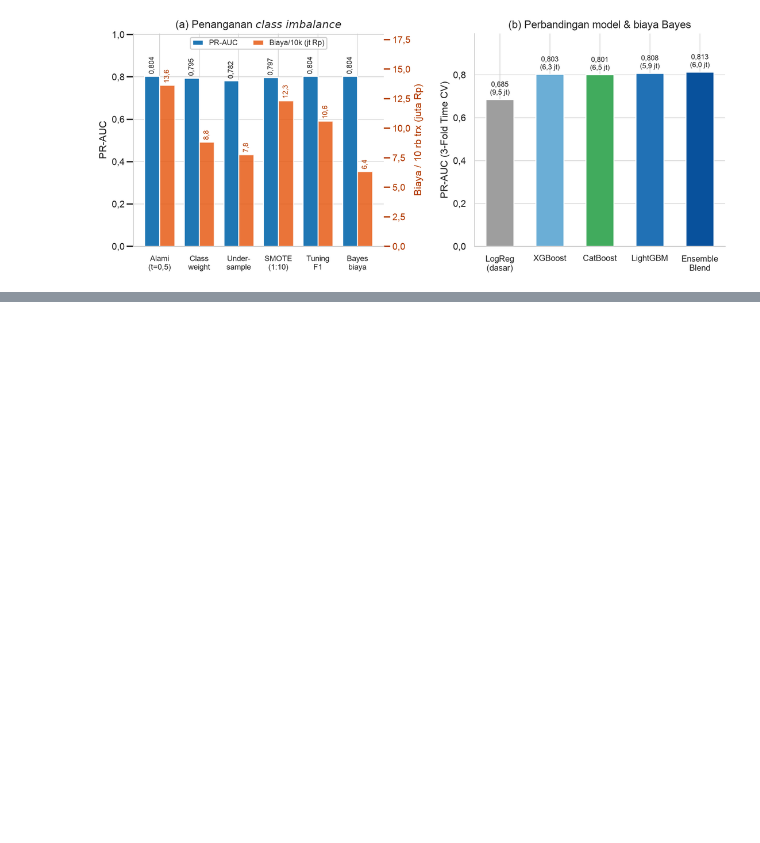
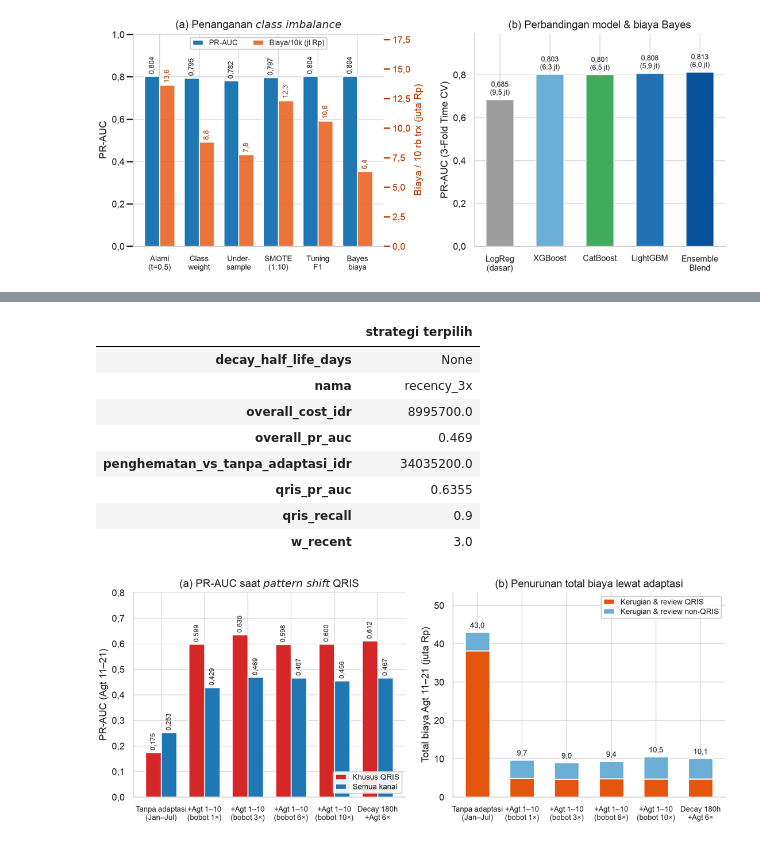
Before and after one commit to Nerodix/uts-ml-2026, a Jupyter notebook: kode/notebooks/tugas2_klasifikasi.ipynb, the cells around one changed output, grey strips where cells are left out. Drawn from its saved outputs; the diff is of its cells as text; code cells hidden in the pictures; blank space fills up the shorter version.

Commit message:
feat(notebook): tambah butir 2e pergeseran pola fraud dan adaptasi ke notebook Tugas 2

```diff
--- a/kode/notebooks/tugas2_klasifikasi.ipynb
+++ b/kode/notebooks/tugas2_klasifikasi.ipynb
@@ -383,0 +413,10 @@ tampilkan_gambar("task2_2d_imbalance_and_models.png")
+# %%
+shift = baca_hasil("task2_shift.json")
+kolom = [
+    "w_recent", "decay_half_life_days", "overall_pr_auc", "qris_pr_auc",
+    "qris_recall", "non_qris_pr_auc", "overall_cost_idr",
+]
+display(pd.DataFrame(shift["strategi"]).set_index("strategi")[kolom])
+display(pd.Series(shift["strategi_terpilih"], name="strategi terpilih", dtype=object).to_frame())
+tampilkan_gambar("task2_2e_pattern_shift_adaptation.png")
+# %% [output]
@@ -383,0 +431,10 @@ tampilkan_gambar("task2_2d_imbalance_and_models.png")
+|  | strategi terpilih |
+| decay_half_life_days | None |
+| nama | recency_3x |
+| overall_cost_idr | 8995700.0 |
+| overall_pr_auc | 0.469 |
+| penghematan_vs_tanpa_adaptasi_idr | 34035200.0 |
+| qris_pr_auc | 0.6355 |
+| qris_recall | 0.9 |
+| w_recent | 3.0 |
+[figure, added]
```
Also changed, not shown: parts of 3 cells of this notebook.
